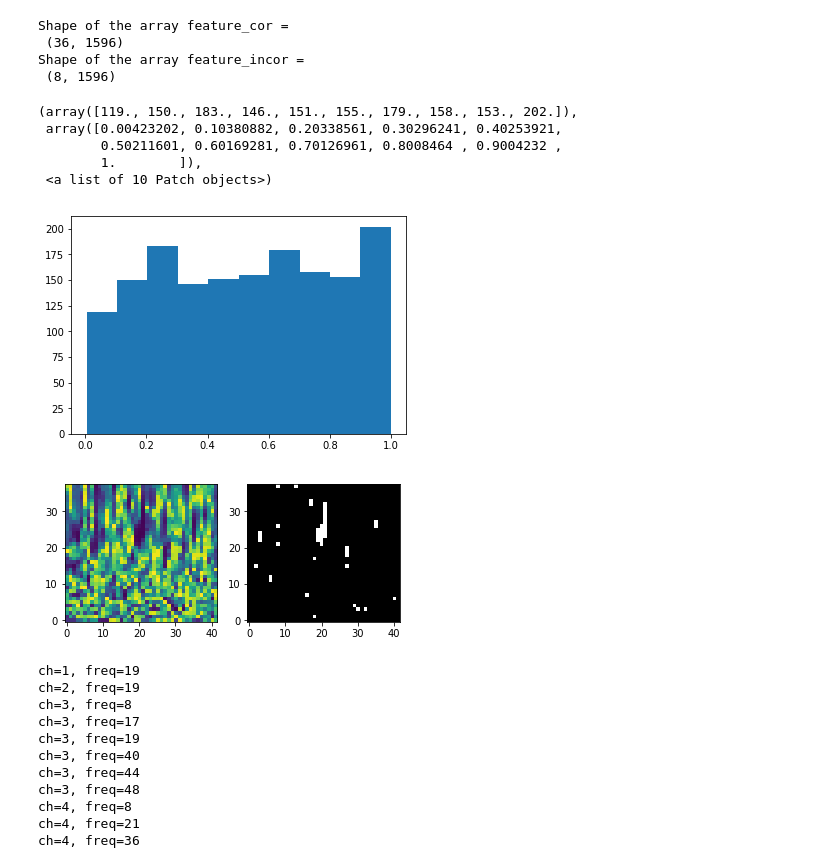
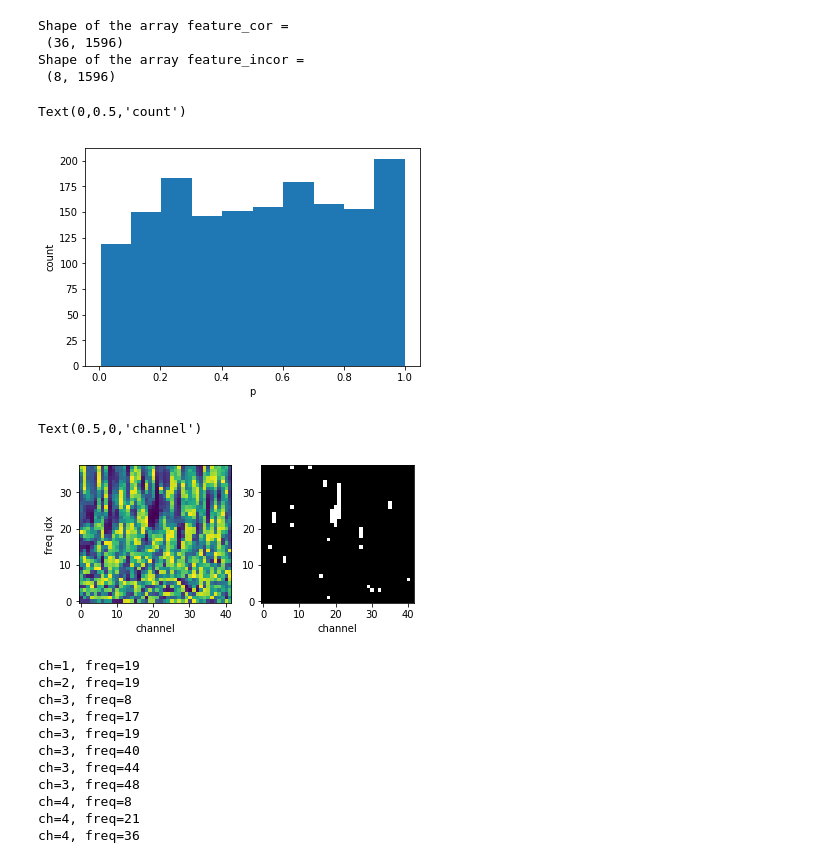
Before and after one commit to ys7yoo/human-plus, a Jupyter notebook: selectFeatureUsingWilcoxonRankSumTest.ipynb, the cells around one changed output. Drawn from its saved outputs; the diff is of its cells as text; code cells hidden in the pictures.

```diff
--- a/selectFeatureUsingWilcoxonRankSumTest.ipynb
+++ b/selectFeatureUsingWilcoxonRankSumTest.ipynb
@@ -20,7 +20,7 @@ Shape of the array feature_cor =
 Shape of the array feature_incor =
  (8, 1596)
 # %%
-# Calculate the Wilcoxon signed-rank test.
+# Calculate the Wilcoxon rank sum test.
 # https://docs.scipy.org/doc/scipy/reference/generated/scipy.stats.ranksums.html
 
 from scipy.stats import ranksums
@@ -38,25 +38,27 @@ for i in range(dimFeature):
 import matplotlib.pyplot as plt
 %matplotlib inline
 plt.hist(pVal)
+plt.xlabel('p')
+plt.ylabel('count')
 # %% [output]
-(array([119., 150., 183., 146., 151., 155., 179., 158., 153., 202.]),
- array([0.00423202, 0.10380882, 0.20338561, 0.30296241, 0.40253921,
-        0.50211601, 0.60169281, 0.70126961, 0.8008464 , 0.9004232 ,
-        1.        ]),
- <a list of 10 Patch objects>)
+Text(0,0.5,'count')
-[figure, old version]
+[figure, new version]
 # %%
 pVal2D = np.reshape(pVal, (38, 42))
 idxSelectedFeature = pVal2D<0.05
 
 plt.subplot(121)
 plt.imshow(pVal2D)
 plt.gca().invert_yaxis()
+plt.xlabel('channel')
+plt.ylabel('freq idx')
 plt.subplot(122)
 plt.imshow(idxSelectedFeature, cmap='gray')
 plt.gca().invert_yaxis()
+plt.xlabel('channel')
 # %% [output]
+Text(0.5,0,'channel')
-[figure, old version]
+[figure, new version]
 # %%
 # print selected channels
 Fs = [ 1,     2,     3,     4,     5,     6,     7,     8,     9,    10,    11,    12,    13,    15,
```
